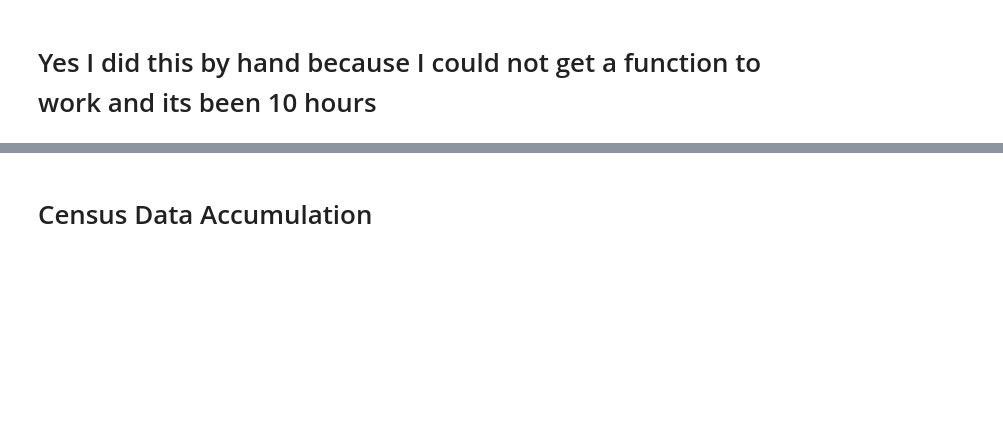
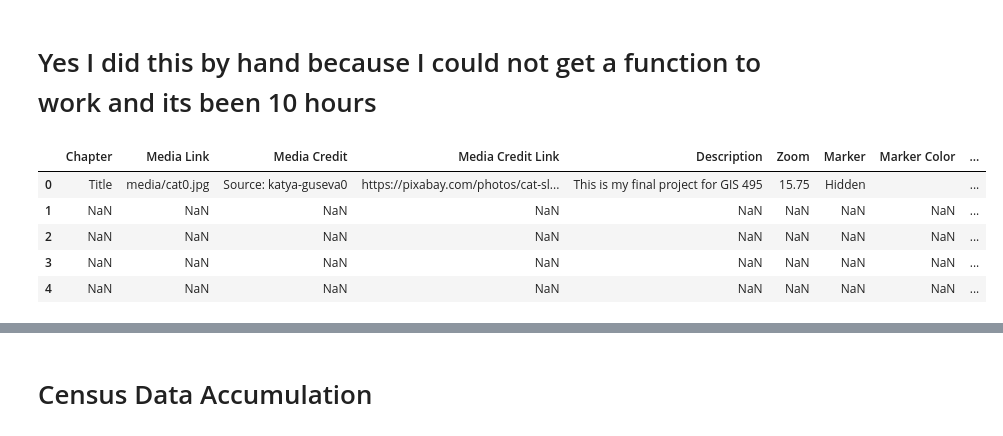
Before and after one commit to ConBonAon/GISFinal2023, a Jupyter notebook: storymap.ipynb, the cells around one changed output, grey strips where cells are left out. Drawn from its saved outputs; the diff is of its cells as text; code cells hidden in the pictures; blank space fills up the shorter version.

```diff
--- a/storymap.ipynb
+++ b/storymap.ipynb
@@ -805,3 +805,18 @@ chapter_df.loc[10, "Description"] = "This location on the Catawba near Pleasant
 chapter_df.loc[11, "Description"] = "This location on the Hyco near Leasburg, NC had no correlation coefficient between water temperature and streamflow. It has an elevation of 399.30 and had an average streamflow of 61.4 in 2019. It is located in Caswell County"
 chapter_df.loc[12, "Description"] = "This location on the Hyco near Mcgehees Mill, NC had a correlation coefficient of -.13 between water temperature and streamflow. It has an elevation of 341.97 and had an average streamflow of 178.4 in 2019. It is located in Person County"
 chapter_df.loc[13, "Description"] = "This location on the Cataloochee near Cataloochee, NC had a correlation coefficient of -.19 between water temperature and streamflow. It has an elevation of 2457.30 and had an average streamflow of 176.5 in 2019. It is located in Haywood County"
+# %%
+new_row_data = {'Chapter': 'NaN', 'Media Link': 'NaN', 'Media Credit': 'NaN', 'Media Credit Link': 'NaN', 'Description': 'NaN', 'Zoom': 'NaN', 'Marker': 'NaN', 'Marker Color': 'NaN', 'Location': 'NaN', 'Latitude': 'NaN', 'Longitude': 'NaN', 'Overlay': 'NaN', 'Overlay Transparency': 'NaN', 'GeoJSON Overlay': 'NaN', 'GeoJSON Feature Properties': 'NaN', 'Elevation': 'NaN'}
+chapter_df = pd.concat([chapter_df.iloc[:1], pd.DataFrame([new_row_data], columns=chapter_df.columns), chapter_df.iloc[1:]]).reset_index(drop=True)
+chapter_df = pd.concat([chapter_df.iloc[:1], pd.DataFrame([new_row_data], columns=chapter_df.columns), chapter_df.iloc[1:]]).reset_index(drop=True)
+chapter_df = pd.concat([chapter_df.iloc[:1], pd.DataFrame([new_row_data], columns=chapter_df.columns), chapter_df.iloc[1:]]).reset_index(drop=True)
+chapter_df = pd.concat([chapter_df.iloc[:1], pd.DataFrame([new_row_data], columns=chapter_df.columns), chapter_df.iloc[1:]]).reset_index(drop=True)
+chapter_df = pd.concat([chapter_df.iloc[:1], pd.DataFrame([new_row_data], columns=chapter_df.columns), chapter_df.iloc[1:]]).reset_index(drop=True)
+chapter_df.head()
+# %% [output]
+|  | Chapter | Media Link | Media Credit | Media Credit Link | Description | Zoom | Marker | Marker Color | ... |
+| 0 | Title | media/cat0.jpg | Source: katya-guseva0 | https://pixabay.com/photos/cat-sl... | This is my final project for GIS 495 | 15.75 | Hidden |  | ... |
+| 1 | NaN | NaN | NaN | NaN | NaN | NaN | NaN | NaN | ... |
+| 2 | NaN | NaN | NaN | NaN | NaN | NaN | NaN | NaN | ... |
+| 3 | NaN | NaN | NaN | NaN | NaN | NaN | NaN | NaN | ... |
+| 4 | NaN | NaN | NaN | NaN | NaN | NaN | NaN | NaN | ... |
```
Also changed, not shown: parts of 22 cells of this notebook, 1 other file.
